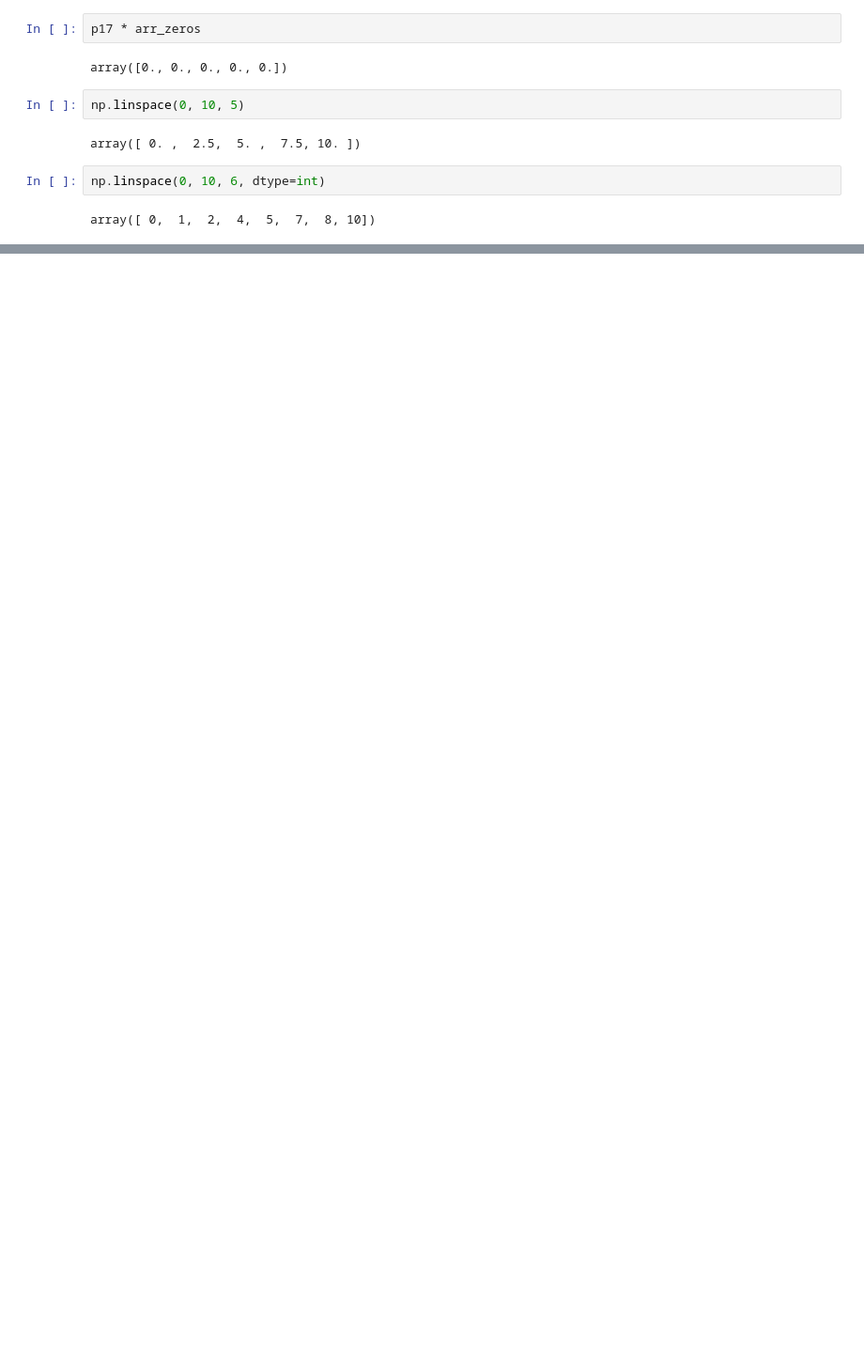
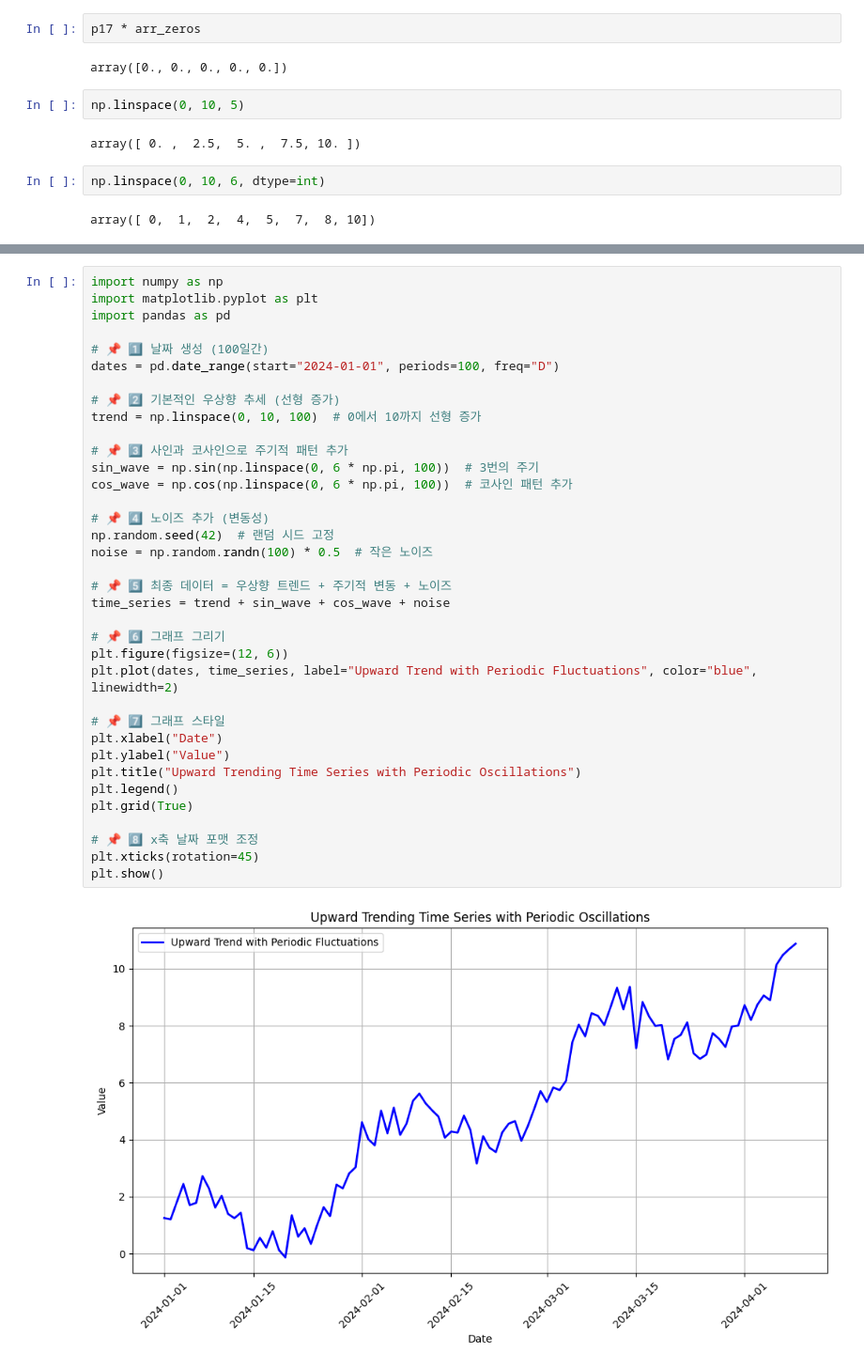
Before and after one commit to ppabam/reverse-proxy, a Jupyter notebook: note/numpy-basic.ipynb, the cells around one changed output, grey strips where cells are left out. Shown: that part at 94% size. Saved outputs shown, nothing was run; the diff lists cells and outputs as text; blank space fills up the shorter version.

```diff
--- a/note/numpy-basic.ipynb
+++ b/note/numpy-basic.ipynb
@@ -182,0 +209,38 @@ array([[1, 2],
+# %%
+import numpy as np
+import matplotlib.pyplot as plt
+import pandas as pd
+
+# 📌 1️⃣ 날짜 생성 (100일간)
+dates = pd.date_range(start="2024-01-01", periods=100, freq="D")
+
+# 📌 2️⃣ 기본적인 우상향 추세 (선형 증가)
+trend = np.linspace(0, 10, 100)  # 0에서 10까지 선형 증가
+
+# 📌 3️⃣ 사인과 코사인으로 주기적 패턴 추가
+sin_wave = np.sin(np.linspace(0, 6 * np.pi, 100))  # 3번의 주기
+cos_wave = np.cos(np.linspace(0, 6 * np.pi, 100))  # 코사인 패턴 추가
+
+# 📌 4️⃣ 노이즈 추가 (변동성)
+np.random.seed(42)  # 랜덤 시드 고정
+noise = np.random.randn(100) * 0.5  # 작은 노이즈
+
+# 📌 5️⃣ 최종 데이터 = 우상향 트렌드 + 주기적 변동 + 노이즈
+time_series = trend + sin_wave + cos_wave + noise
+
+# 📌 6️⃣ 그래프 그리기
+plt.figure(figsize=(12, 6))
+plt.plot(dates, time_series, label="Upward Trend with Periodic Fluctuations", color="blue", linewidth=2)
+
+# 📌 7️⃣ 그래프 스타일
+plt.xlabel("Date")
+plt.ylabel("Value")
+plt.title("Upward Trending Time Series with Periodic Oscillations")
+plt.legend()
+plt.grid(True)
+
+# 📌 8️⃣ x축 날짜 포맷 조정
+plt.xticks(rotation=45)
+plt.show()
+# %% [output]
+[figure, added]
```
Also changed, not shown: parts of 15 cells of this notebook.
